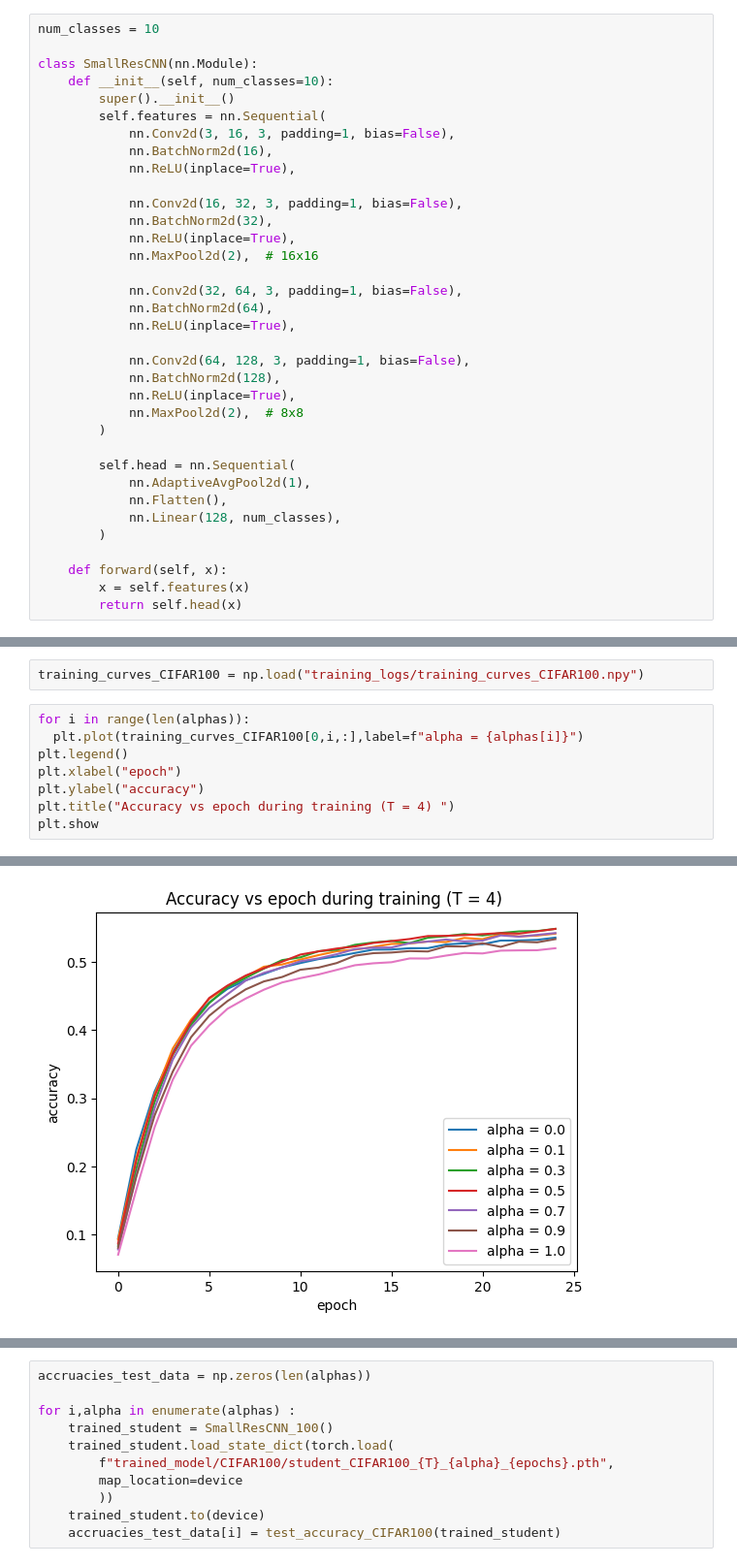
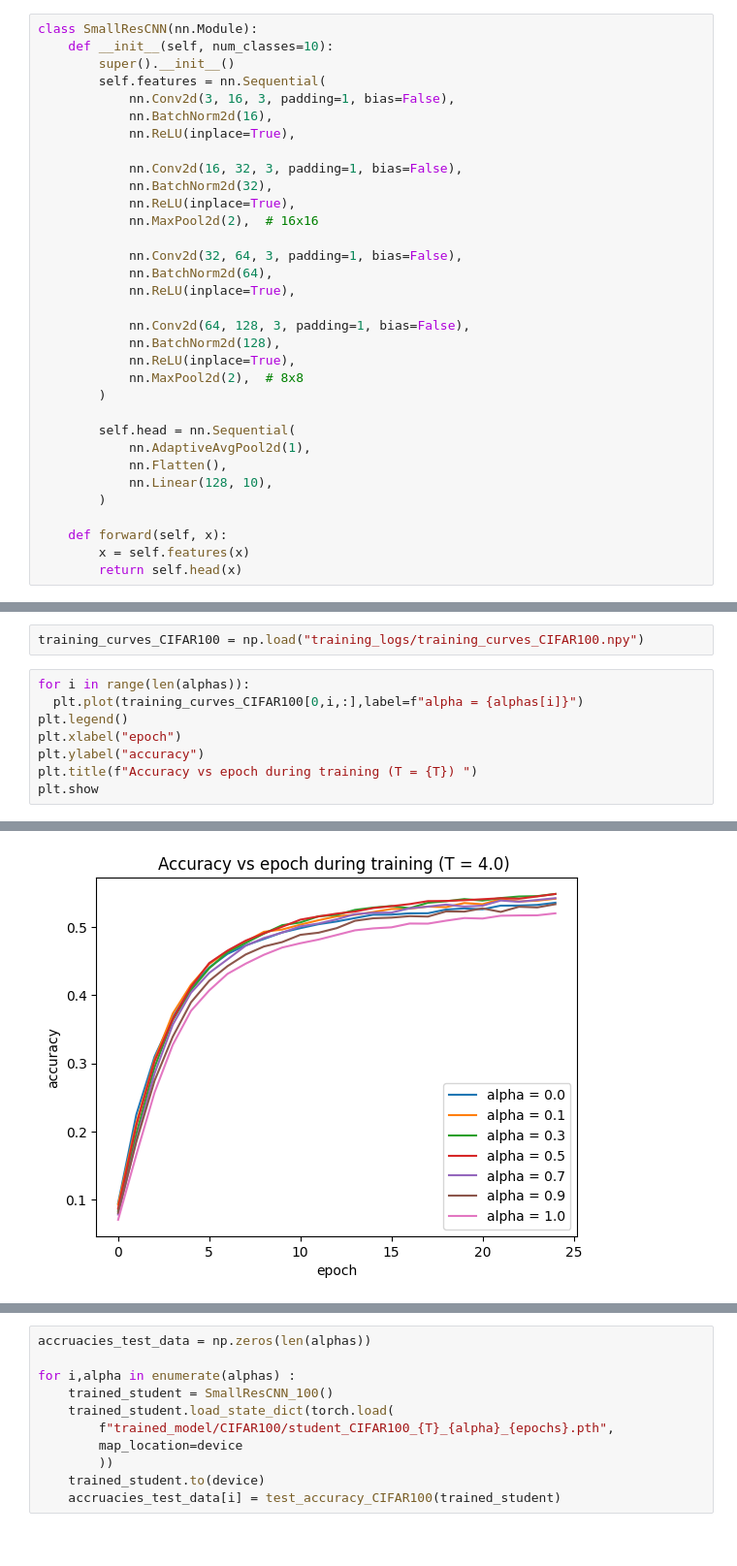
Before and after one commit to thomasdepic/SDD-distillation-de-model, a Jupyter notebook: illustration.ipynb, the cells around one changed output, grey strips where cells are left out. Shown at 97% size. Cells and saved outputs as stored; diff of their text form.

```diff
--- a/illustration.ipynb
+++ b/illustration.ipynb
@@ -219,6 +224,4 @@ teacher_accuracy = test_accuracy_CIFAR10(teacher)
 # %%
-num_classes = 10
-
 class SmallResCNN(nn.Module):
     def __init__(self, num_classes=10):
         super().__init__()
@@ -245,7 +248,7 @@ class SmallResCNN(nn.Module):
         self.head = nn.Sequential(
             nn.AdaptiveAvgPool2d(1),
             nn.Flatten(),
-            nn.Linear(128, num_classes),
+            nn.Linear(128, 10),
         )
 
     def forward(self, x):
@@ -732,13 +749,13 @@ training_curves_CIFAR100 = np.load("training_logs/training_curves_CIFAR100.npy")
 # %%
 for i in range(len(alphas)):
   plt.plot(training_curves_CIFAR100[0,i,:],label=f"alpha = {alphas[i]}")
 plt.legend()
 plt.xlabel("epoch")
 plt.ylabel("accuracy")
-plt.title("Accuracy vs epoch during training (T = 4) ")
+plt.title(f"Accuracy vs epoch during training (T = {T}) ")
 plt.show
 # %% [output]
 <function matplotlib.pyplot.show(close=None, block=None)>
-[figure, old version]
+[figure, new version]
 # %%
 for i in range(0,epochs,5):
```
Also changed, not shown: parts of 24 cells of this notebook.
